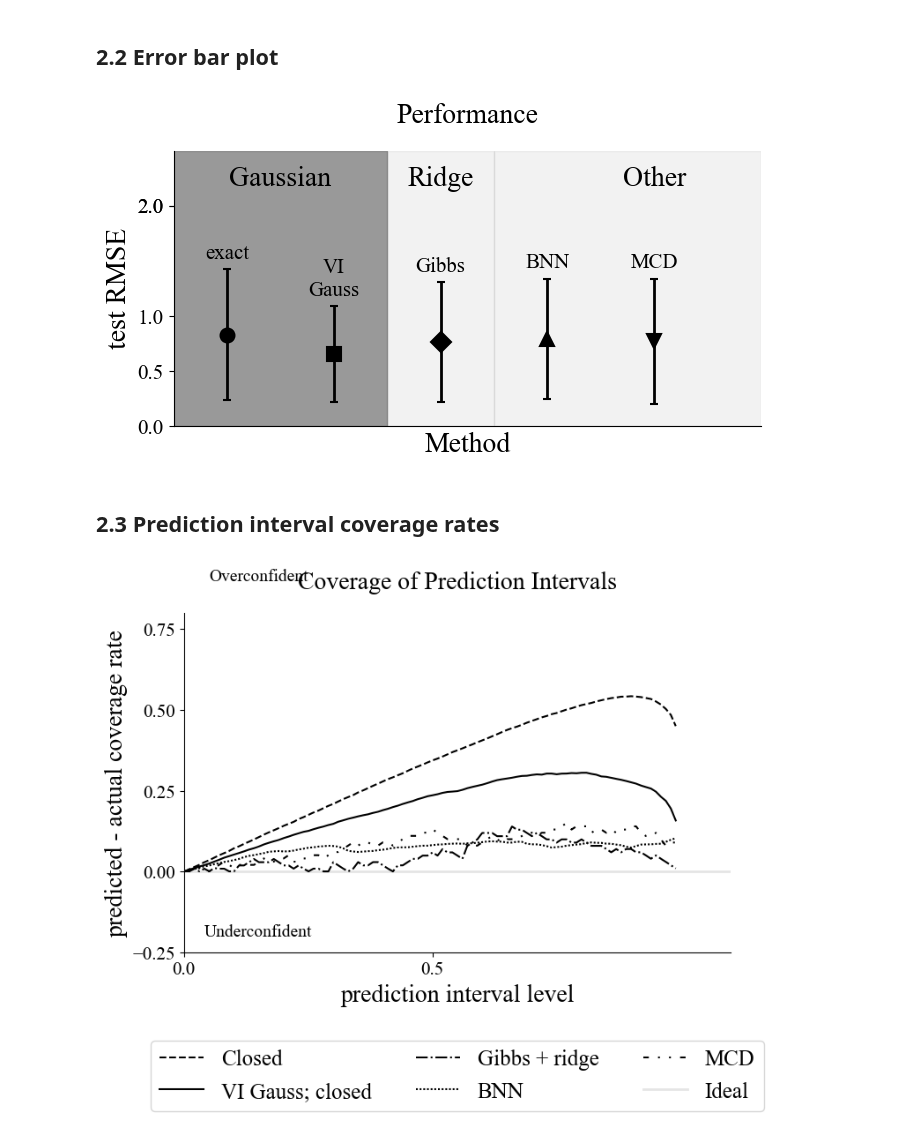
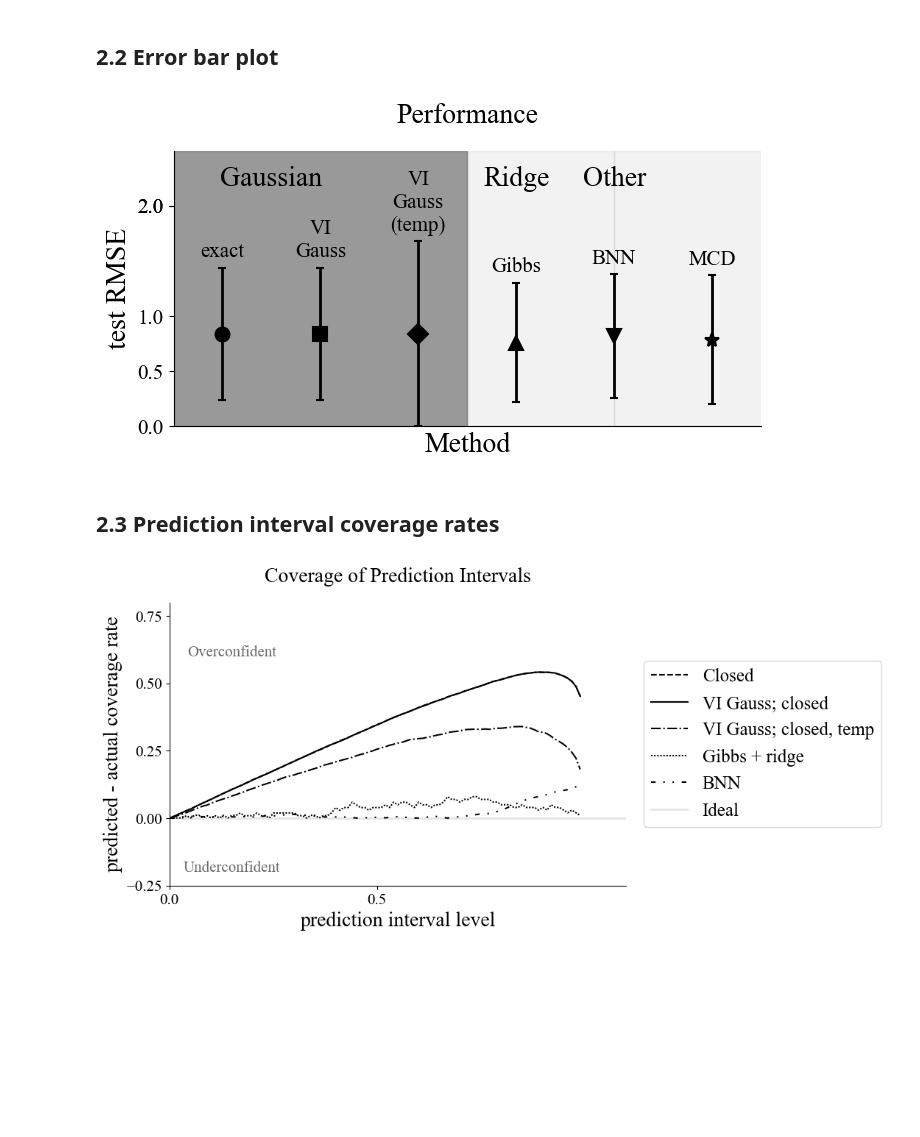
Before and after one commit to clarahoffmann/last-layer-inf, a Jupyter notebook: src/1d_regression.ipynb, the cells around one changed output. Saved outputs shown, nothing was run; the diff lists cells and outputs as text; code cells hidden in the pictures; blank space fills up the shorter version.

```diff
--- a/src/1d_regression.ipynb
+++ b/src/1d_regression.ipynb
@@ -368,9 +382,13 @@ rmse_lli_mean = rmse_lli.mean()
 rmse_lli_std = rmse_lli.std()
 
 # LLI + closed-form VI
-rmse_lli = (ys_val.reshape(-1,1) - lli_closed_pred_mu).pow(2).sqrt()
-rmse_lli_vi_mean = rmse_lli.mean()
-rmse_lli_vi_std = rmse_lli.std()
+rmse_lli_no_temp = (ys_val.reshape(-1,1) - lli_closed_pred_mu_no_temp).pow(2).sqrt()
+rmse_lli_vi_no_temp_mean = rmse_lli.mean()
+rmse_lli_vi_no_temp_std = rmse_lli.std()
+
+rmse_lli_temp = (ys_val.reshape(-1,1) - lli_closed_pred_mu_temp).pow(2).sqrt()
+rmse_lli_vi_temp_mean = rmse_lli.mean()
+rmse_lli_vi_temp_std = rmse_lli.std()
 
 # MC dropout
 num_samples_mc_dropout = 100
@@ -407,16 +425,16 @@ plt.rcParams.update({'font.size': 15,
 
 num_points = 5   # number of methods or configurations per panel
 markers = ['o', 's', 'D', '^', 'v', '*', 'P']
-linestyles = ['solid', 'dashed', 'dotted', 'dashdot', (0, (3, 1, 1, 1))]
+linestyles = ['solid', 'dashed', 'dotted', 'dashdot', (0, (3, 1, 1, 1)), (0, (3, 5, 1, 5, 1, 5))]
 
 # Create horizontal subplots
 fig, axs = plt.subplots(1, 1, figsize=(7, 4), sharey=False)
 
 
-for i, (mean, std, label, color) in enumerate(zip([rmse_lli_mean, rmse_lli_vi_mean, rmse_lli_gibbs_mean, rmse_bnn_mean, rmse_mc_mean] ,
-                                    [rmse_lli_std, rmse_lli_vi_std, rmse_ll_gibbs_std, rmse_mc_std, rmse_bnn_std ],
-                                    ['exact', 'VI\nGauss', 'Gibbs', 'BNN', 'MCD'],
-                                    ['black', 'black', 'black', 'black', 'black'])):
+for i, (mean, std, label, color) in enumerate(zip([rmse_lli_mean, rmse_lli_vi_no_temp_mean, rmse_lli_vi_temp_mean, rmse_lli_gibbs_mean, rmse_bnn_mean, rmse_mc_mean] ,
+                                    [rmse_lli_std, rmse_lli_vi_no_temp_std, rmse_lli_vi_temp_mean, rmse_ll_gibbs_std, rmse_mc_std, rmse_bnn_std ],
+                                    ['exact', 'VI\nGauss', 'VI\nGauss\n(temp)', 'Gibbs', 'BNN', 'MCD'],
+                                    ['black', 'black', 'black', 'black', 'black', 'black'])):
     axs.errorbar(
         x=i,
         y=mean,
@@ -435,7 +453,7 @@ for i, (mean, std, label, color) in enumerate(zip([rmse_lli_mean, rmse_lli_vi_me
              color = color)
 axs.set_xticks([])
 axs.set_yticks([0, .5,  1, 2,  2])
-axs.set_xlim(-0.5, 5)
+axs.set_xlim(-0.5, 5.5)
 axs.set_ylim(0, 2.5)
 axs.set_title(f'Performance', pad = 20, size = 20)
 axs.grid(False)
@@ -447,13 +465,13 @@ axs.set_ylabel('test RMSE', fontsize = 20)
 ymin, ymax = axs.get_ylim()
 offset = (ymax - ymin) * 0.15
 
-axs.axvspan(-0.5, 1.5, color='gray', alpha=0.8)
+axs.axvspan(-0.5,2.5, color='gray', alpha=0.8)
 axs.text(0.5, ymax  - offset, "Gaussian", ha='center', va='bottom', fontsize = 20)
 
-axs.axvspan(1.5, 2.5, color='gray', alpha=0.1)
-axs.text(2, ymax  - offset, "Ridge", ha='center', va='bottom', fontsize = 20)
+axs.axvspan(2.5, 4, color='gray', alpha=0.1)
+axs.text(3, ymax  - offset, "Ridge", ha='center', va='bottom', fontsize = 20)
 
-axs.axvspan(2.5, 5, color='gray', alpha=0.1)
+axs.axvspan(4, 6, color='gray', alpha=0.1)
 axs.text(4, ymax  - offset, "Other", ha='center', va='bottom', fontsize = 20)
 
 
@@ -461,7 +479,7 @@ plt.tight_layout()
 plt.show()
 fig.savefig('figures/rmse.pdf', bbox_inches = 'tight')
 # %% [output]
-[figure, old version]
+[figure, new version]
 # %% [markdown]
 ## 2.3 Prediction interval coverage rates
 # %%
@@ -485,7 +503,8 @@ def get_coverage_gaussian(pred_mean, pred_std, y_true, levels):
 coverage_lli = get_coverage_gaussian(lli_pred_mu, lli_pred_sigma, ys_val.detach().numpy(), levels=levels)
 
 # VI Gaussian
-coverage_lli_vi = get_coverage_gaussian(lli_closed_pred_mu, lli_closed_pred_std, ys_val.detach().numpy(), levels=levels)
+coverage_lli_vi_no_temp = get_coverage_gaussian(lli_closed_pred_mu_no_temp, lli_closed_pred_std_no_temp, ys_val.detach().numpy(), levels=levels)
+coverage_lli_vi_temp = get_coverage_gaussian(lli_closed_pred_mu_temp, lli_closed_pred_std_temp, ys_val.detach().numpy(), levels=levels)
 
 # Gibbs + ridge
 coverage_gibbs_ridge = get_prediction_interval_coverage(ys_grid, ys_val, torch.tensor(pdf_gibbs_ridge), levels)
@@ -497,32 +516,32 @@ coverage_mc_dropout = get_coverage_y_hats(ys_samples_mc, ys_val, levels)
 coverage_bnn = get_coverage_y_hats(torch.stack(bnn_samples).squeeze(), ys_val, levels)
 # %%
 fig, axs = plt.subplots(1,1, figsize = (8,5))
-for i, (coverage, label, linestyle ) in enumerate(zip([coverage_lli, coverage_lli_vi, coverage_gibbs_ridge, coverage_bnn, coverage_mc_dropout],
-                                           ['Closed', 'VI Gauss; closed', 'Gibbs + ridge', 'BNN', 'MCD'],
+for i, (coverage, label, linestyle ) in enumerate(zip([coverage_lli, coverage_lli_vi_no_temp, coverage_lli_vi_temp, coverage_gibbs_ridge, coverage_bnn, coverage_mc_dropout],
+                                           ['Closed', 'VI Gauss; closed', 'VI Gauss; closed, temp', 'Gibbs + ridge', 'BNN', 'MCD'],
                                            ['dashed', '-', 'dashdot', (0, (1, 1)), (0, (3, 5, 1, 5, 1, 5)) ])):
     axs.plot(levels,  np.abs(levels - coverage),
              linestyle = linestyle,
              label = label, color = 'black'
              )
 
 axs.axhline(y=0, color='black', linestyle='-',
             linewidth=2, label='Ideal', alpha = .1)
 
-axs.legend(loc = 'lower center', ncols = 3, bbox_to_anchor=(0.5, -0.5), fontsize = 18)
+axs.legend(loc = 'center right', ncols = 1, fontsize = 18, bbox_to_anchor=(1.58, 0.5)) #
 axs.set_xticks(np.arange(-1, 1, .5))
 axs.set_yticks(np.arange(-0.25, 1.5, .25))
 axs.set_xlim(-0, 1.1)
 axs.set_ylim(-.25, .8)
 axs.set_title(f'Coverage of Prediction Intervals', pad = 20, size = 20)
 axs.grid(False)
 axs.spines['right'].set_visible(False)
 axs.spines['top'].set_visible(False)
 axs.set_xlabel('prediction interval level', fontsize = 20)
 axs.set_ylabel('predicted - actual coverage rate', fontsize = 20)
 x_text = 0.15
-axs.text(x_text, -0.2, 'Underconfident', fontsize=14, color='black', ha='center')
-axs.text(x_text, 0.9, 'Overconfident', fontsize=14, color='black', ha='center')
+axs.text(x_text, -0.2, 'Underconfident', fontsize=15, color='black', ha='center', alpha = 0.6)
+axs.text(x_text, 0.6, 'Overconfident', fontsize=15, color='black', ha='center', alpha = 0.6)
 
 fig.savefig('figures/coverage.pdf', bbox_inches = 'tight')
 # %% [output]
-[figure, old version]
+[figure, new version]
```
Also changed, not shown: parts of 10 cells of this notebook.
